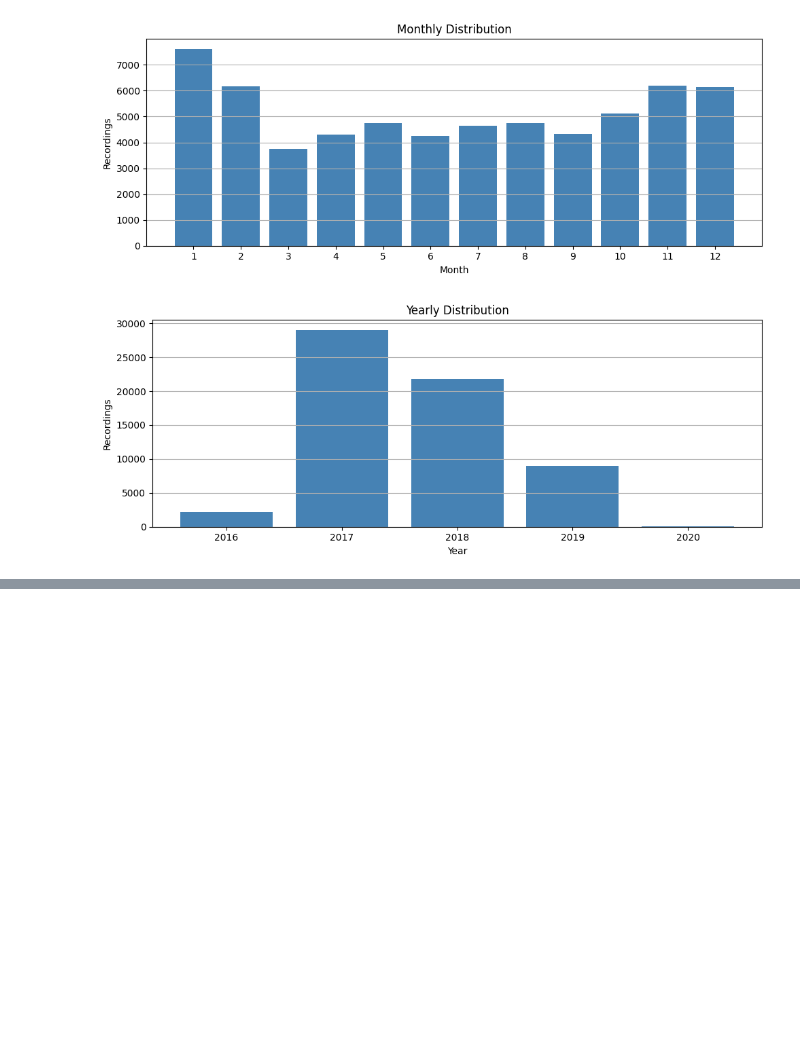
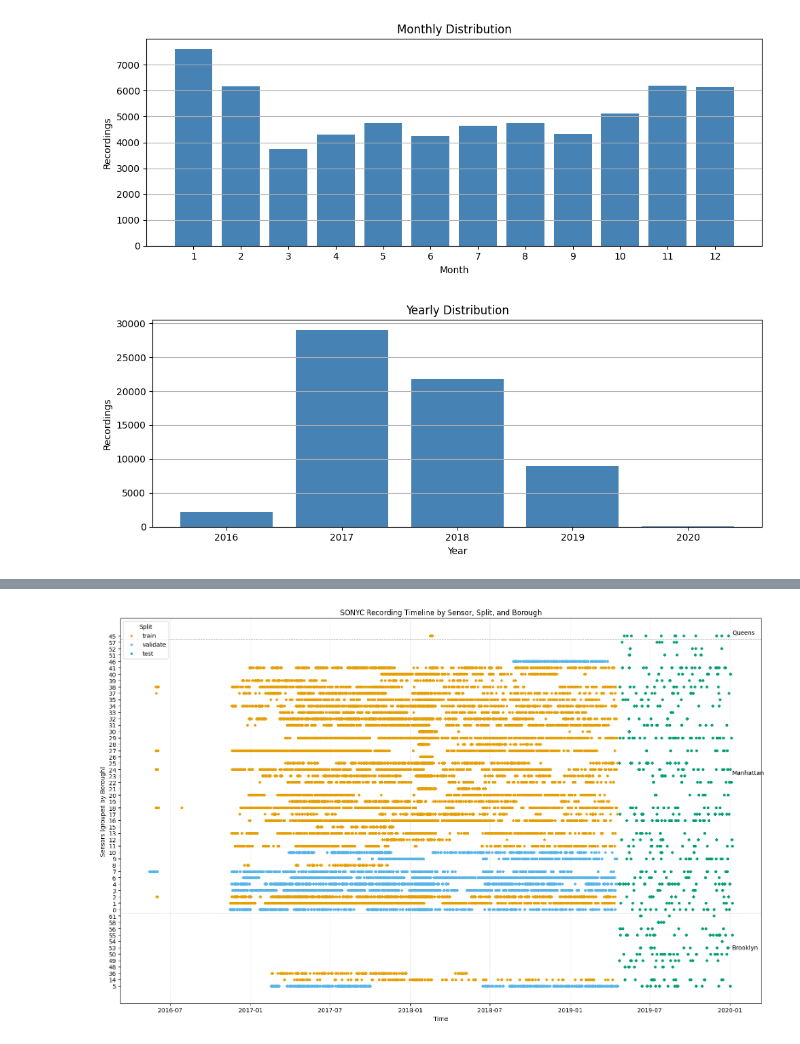
Before and after one commit to calanuzao/noise-bliss, a Jupyter notebook: main.ipynb, the cells around one changed output, grey strips where cells are left out. Cells and saved outputs as stored; diff of their text form; code cells hidden in the pictures; blank space fills up the shorter version.

```diff
--- a/main.ipynb
+++ b/main.ipynb
@@ -135,3 +165,99 @@ u.plot_distributions_by_split(annotations_df)
+# %%
+import pandas as pd
+import matplotlib.pyplot as plt
+
+# ---------- BOROUGH MAPPING ----------
+borough_map = {
+    1: "Manhattan",
+    2: "Bronx",
+    3: "Brooklyn",
+    4: "Queens",
+    5: "Staten Island"
+}
+
+annotations_df['borough_name'] = annotations_df['borough'].map(borough_map)
+
+# ---------- ORDER SENSORS BY BOROUGH THEN SENSOR_ID ----------
+ordered_sensors = (
+    annotations_df[['sensor_id', 'borough_name']]
+    .drop_duplicates()
+    .sort_values(['borough_name', 'sensor_id'])
+)
+
+sensor_order = {sid: i for i, sid in enumerate(ordered_sensors['sensor_id'])}
+annotations_df['sensor_y'] = annotations_df['sensor_id'].map(sensor_order)
+
+# ---------- HIGH-CONTRAST SPLIT COLORS ----------
+split_colors = {
+    'train': '#E69F00',     # orange
+    'validate': '#56B4E9',  # sky blue
+    'test': '#009E73'       # teal
+}
+
+# ---------- RESET TO LIGHT BACKGROUND ----------
+plt.style.use('default')
+
+# ---------- BEGIN PLOTTING ----------
+fig, ax = plt.subplots(figsize=(16, 10))
+
+# ---------- PLOT RECORDING POINTS COLORED BY SPLIT ----------
+for split, color in split_colors.items():
+    subset = annotations_df[annotations_df['split'] == split]
+    ax.scatter(
+        subset['datetime'],
+        subset['sensor_y'],
+        s=10,
+        color=color,
+        alpha=0.8,
+        label=split
+    )
+
+# ---------- DRAW BOROUGH SEPARATION LINES ----------
+borough_boundaries = []
+current_borough = None
+
+for i, (_, row) in enumerate(ordered_sensors.iterrows()):
+    borough = row['borough_name']
+    if borough != current_borough:
+        if i != 0:
+            borough_boundaries.append(i - 0.5)
+        current_borough = borough
+
+for y in borough_boundaries:
+    ax.axhline(y=y, color='gray', linestyle='--', linewidth=0.8, alpha=0.6)
+
+# ---------- LABEL BOROUGHS ON RIGHT ----------
+borough_labels = (
+    ordered_sensors.groupby('borough_name')
+    .apply(lambda x: sensor_order[x['sensor_id'].iloc[0]] + len(x) / 2)
+)
+
+for borough, y in borough_labels.items():
+    ax.text(
+        annotations_df['datetime'].max(),
+        y,
+        borough,
+        va='center',
+        ha='left',
+        fontsize=10,
+        color='black'
+    )
+
+# ---------- AXIS AND TITLE ----------
+ax.set_xlabel("Time")
+ax.set_ylabel("Sensors (grouped by Borough)")
+ax.set_title("SONYC Recording Timeline by Sensor, Split, and Borough")
+ax.set_yticks(list(sensor_order.values()))
+ax.set_yticklabels(list(sensor_order.keys()))
+ax.grid(True, axis='x', linestyle='--', alpha=0.3)
+
+# ---------- LEGEND ----------
+ax.legend(title="Split", loc='upper left', frameon=True)
+
+plt.tight_layout()
+plt.show()
+# %% [output]
+[figure, added]
 # %%
 # ---------- PLOT AND PLAYBACK AUDIO FILES ----------
 
```
Also changed, not shown: parts of 6 cells of this notebook, 1 other file.
